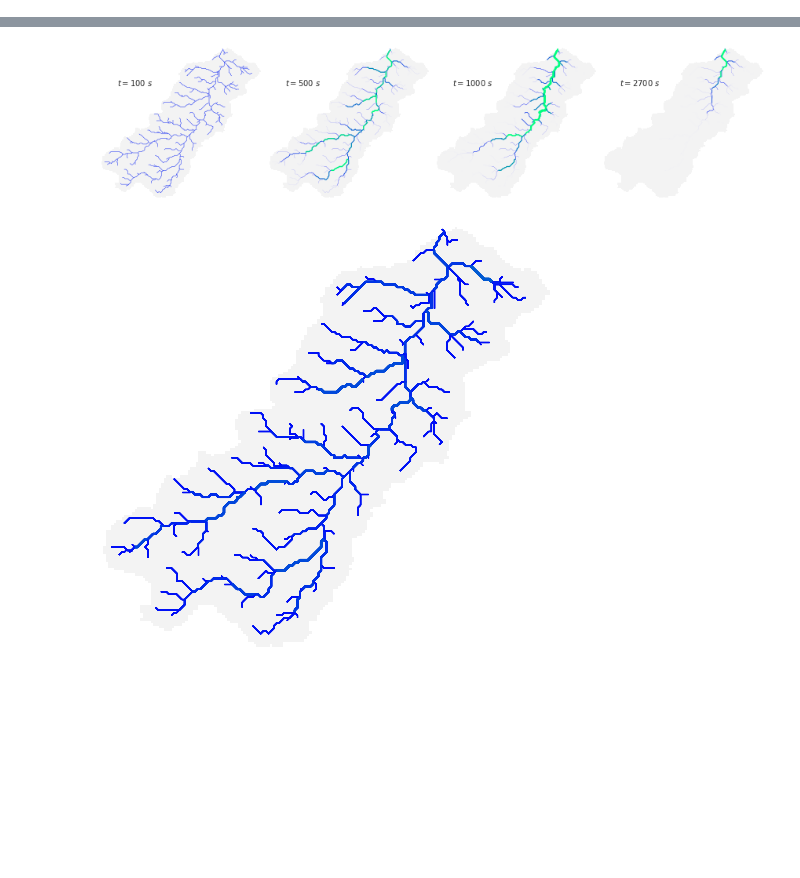
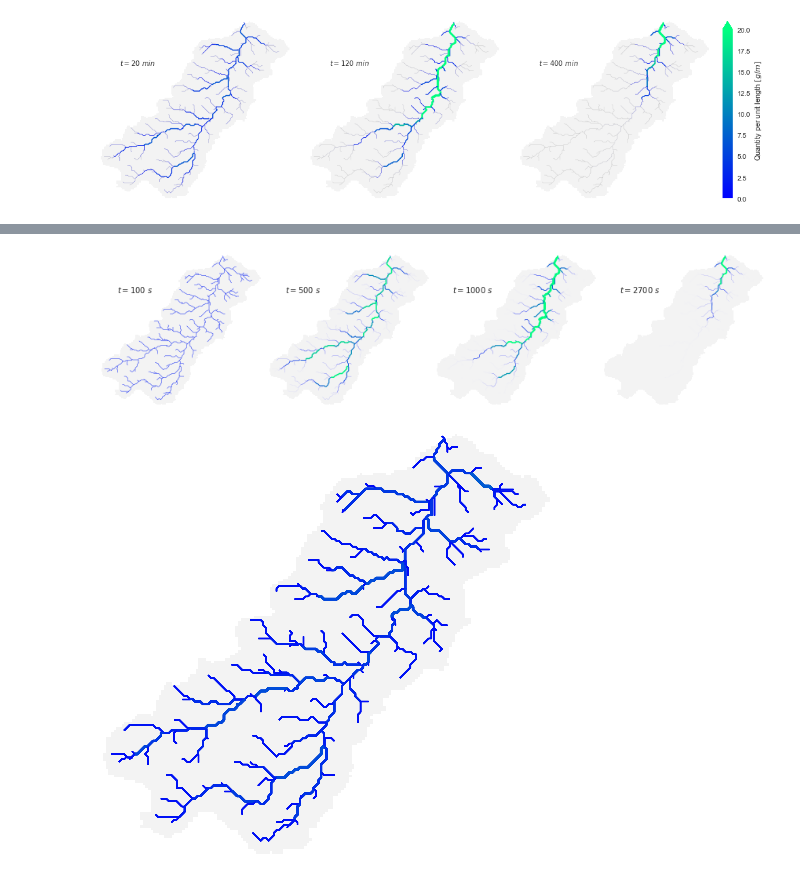
Before and after one commit to kLabUM/sensor-placement, a Jupyter notebook: notebooks/advection_diffusion_progression.ipynb, the cells around one changed output, grey strips where cells are left out. Cells and saved outputs as stored; diff of their text form; code cells hidden in the pictures; blank space fills up the shorter version.

```diff
--- a/notebooks/advection_diffusion_progression.ipynb
+++ b/notebooks/advection_diffusion_progression.ipynb
@@ -151,0 +210,70 @@ plt.tight_layout()
+# %%
+fig = plt.figure(figsize=(14,4))
+spec = gridspec.GridSpec(ncols=4, nrows=1, figure=fig, width_ratios=[1, 1, 1, 0.05])
+
+ax = []
+ax.append(fig.add_subplot(spec[0]))
+ax.append(fig.add_subplot(spec[1]))
+ax.append(fig.add_subplot(spec[2]))
+ax.append(fig.add_subplot(spec[3]))
+
+segs = [np.asarray(branch['geometry']['coordinates']) for branch in geom['features']]
+
+for i in range(3):
+    ax[i].set_facecolor('w')
+    ax[i].xaxis.set_ticklabels([])
+    ax[i].yaxis.set_ticklabels([])
+
+ax[0].imshow(np.where(grid.view('catch'), 1, np.nan), zorder=1, cmap='Greys',
+             vmin=0, vmax=6, extent=grid.extent, alpha=0.5)
+mag = np.linalg.matrix_power(S, 1200) @ s
+lmag = np.log10(mag + 1)
+norm = matplotlib.colors.Normalize(vmin=0, vmax=20)
+mapper = cm.ScalarMappable(norm=norm, cmap=cm.winter)
+colors = mapper.to_rgba(mag)
+line_segments = LineCollection(segs, color='0.5', alpha=0.35, linewidths=0.5)
+im = ax[0].add_collection(line_segments)
+line_segments = LineCollection(segs, colors=colors, linewidths=1.75*lmag)
+im = ax[0].add_collection(line_segments)
+ax[0].autoscale()
+ax[0].annotate('$t=20 \ min$', (0.10, 0.75), xycoords='axes fraction')
+
+ax[1].imshow(np.where(grid.view('catch'), 1, np.nan), zorder=1, cmap='Greys',
+             vmin=0, vmax=6, extent=grid.extent, alpha=0.5)
+mag = np.linalg.matrix_power(S, 7200) @ s
+lmag = np.log10(mag + 1)
+norm = matplotlib.colors.Normalize(vmin=0, vmax=20)
+mapper = cm.ScalarMappable(norm=norm, cmap=cm.winter)
+colors = mapper.to_rgba(mag)
+line_segments = LineCollection(segs, color='0.5', alpha=0.35, linewidths=0.5)
+im = ax[1].add_collection(line_segments)
+line_segments = LineCollection(segs, colors=colors, linewidths=1.75*lmag)
+im = ax[1].add_collection(line_segments)
+ax[1].autoscale()
+ax[1].annotate('$t=120 \ min$', (0.10, 0.75), xycoords='axes fraction')
+
+ax[2].imshow(np.where(grid.view('catch'), 1, np.nan), zorder=1, cmap='Greys',
+             vmin=0, vmax=6, extent=grid.extent, alpha=0.5)
+mag = np.linalg.matrix_power(S, 24000) @ s
+lmag = np.log10(mag + 1)
+norm = matplotlib.colors.Normalize(vmin=0, vmax=20)
+mapper = cm.ScalarMappable(norm=norm, cmap=cm.winter)
+colors = mapper.to_rgba(mag)
+line_segments = LineCollection(segs, color='0.5', alpha=0.35, linewidths=0.5)
+im = ax[2].add_collection(line_segments)
+line_segments = LineCollection(segs, colors=colors, linewidths=1.75*lmag)
+im = ax[2].add_collection(line_segments)
+ax[2].autoscale()
+ax[2].annotate('$t=400 \ min$', (0.10, 0.75), xycoords='axes fraction')
+
+cb1 = matplotlib.colorbar.ColorbarBase(ax[3], cmap='winter',
+                                norm=norm,
+                                orientation='vertical',
+                                label='Quantity per unit length $[g/m]$',
+                                extend='max')
+ax[3].yaxis.set_label_position('right')
+
+plt.tight_layout()
+#plt.savefig('contaminant_progression_3.png', bbox_inches='tight')
+# %% [output]
+[figure, added]
```
Also changed, not shown: parts of 10 cells of this notebook, 7 other files.
